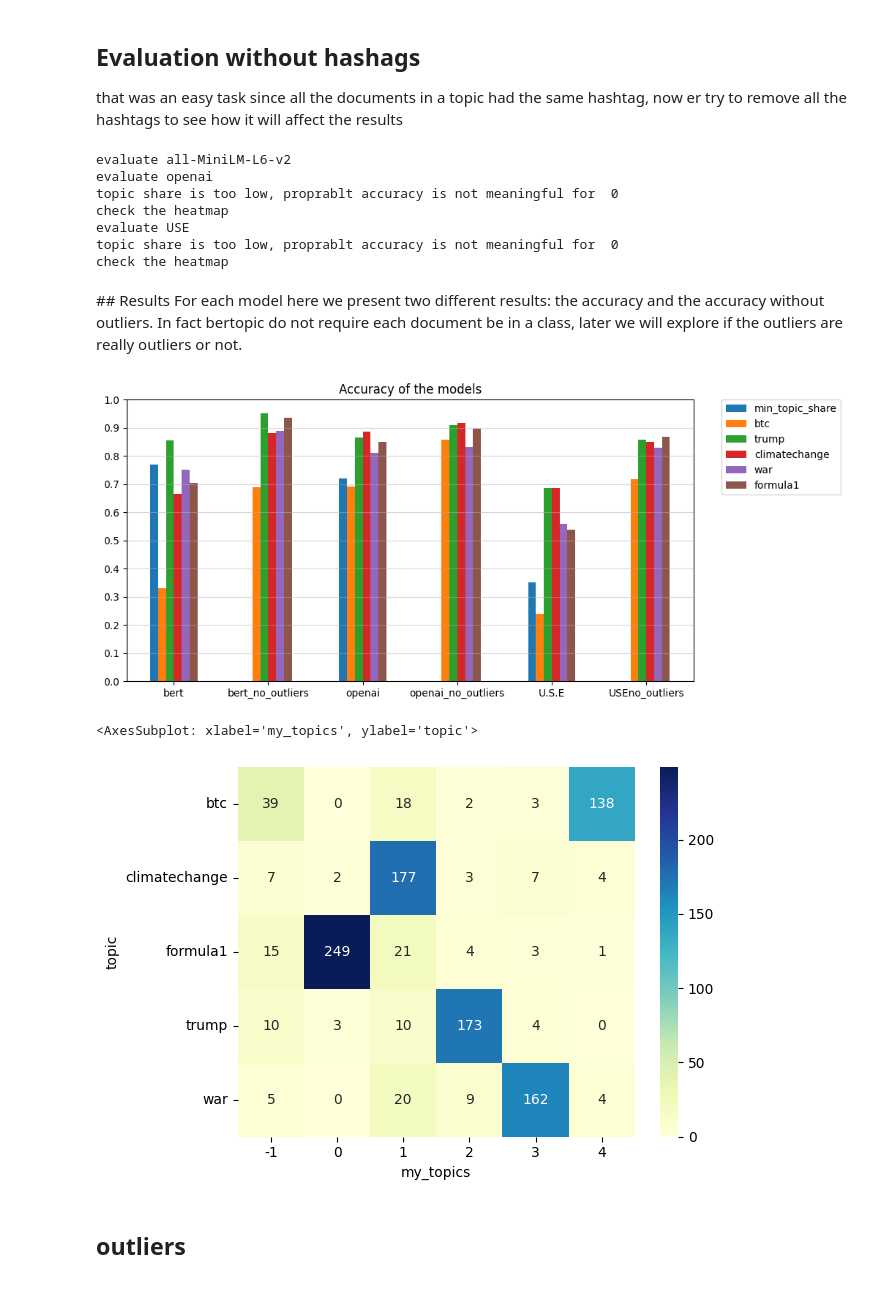
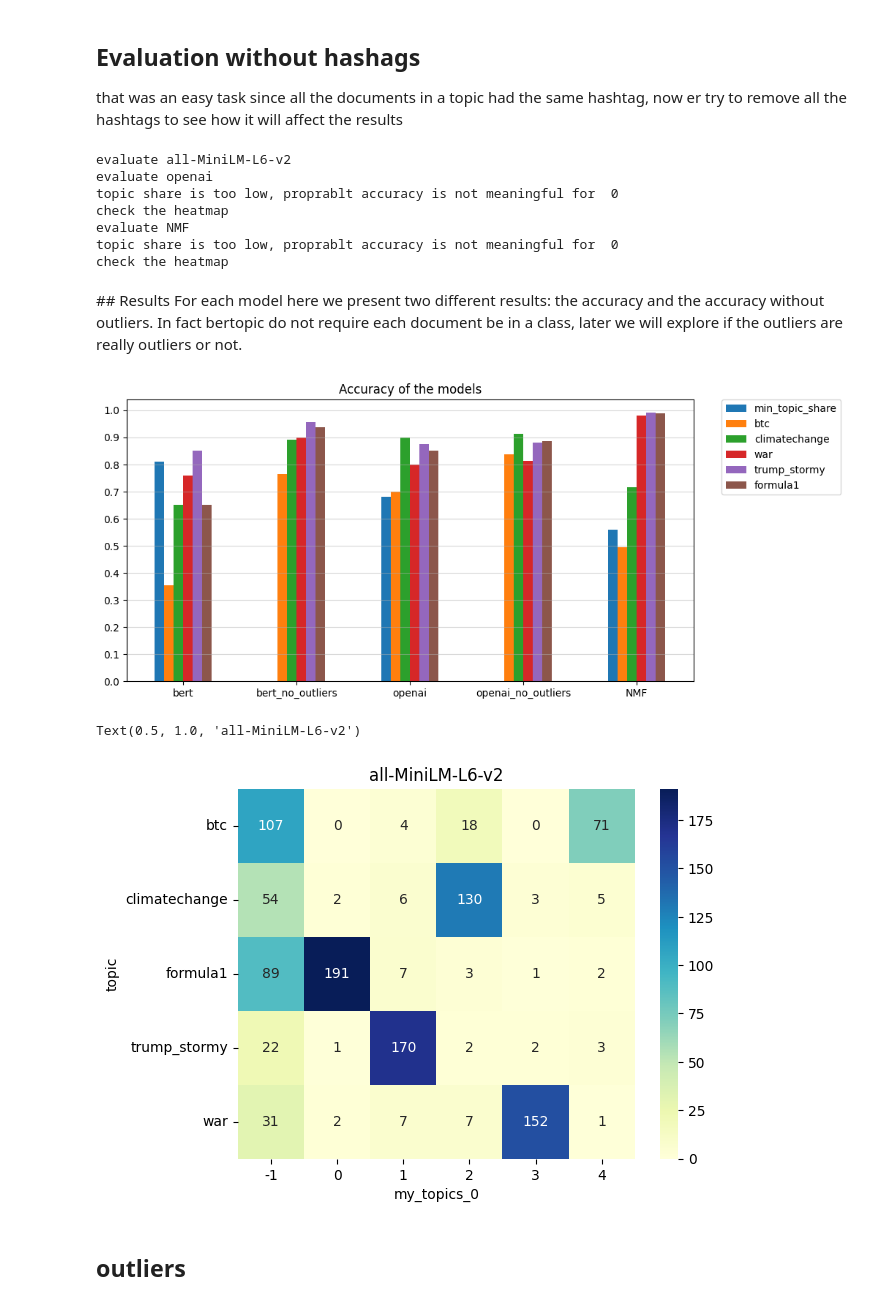
Before and after one commit to alessiogandelli/BERTopic_evaluation, a Jupyter notebook: src/notebooks/Supervised.ipynb, the cells around one changed output. Drawn from its saved outputs; the diff is of its cells as text; code cells hidden in the pictures.

```diff
--- a/src/notebooks/Supervised.ipynb
+++ b/src/notebooks/Supervised.ipynb
@@ -135,14 +99,15 @@ that was an easy task since all the documents in a topic had the same hashtag, n
 #bert = Supervised(df, 'all-MiniLM-L6-v2')
 #openai_eval = Supervised(df, 'openai')
 
-bert_no_hash = Supervised(df_no_hash, 'all-MiniLM-L6-v2')
-openai_no_hash = Supervised(df_no_hash, 'openai')
-use = Supervised(df_no_hash, "USE" )
+bert_no_hash = Supervised(df_no_hash, 'all-MiniLM-L6-v2', n_iter= 10)
+openai_no_hash = Supervised(df_no_hash, 'openai',n_iter= 10)
+nmf_no_hash = Supervised(df_no_hash, 'NMF',n_iter= 1)
+#use = Supervised(df_no_hash, "USE" ,n_iter=10)
 # %% [output]
 evaluate all-MiniLM-L6-v2
 evaluate openai
 topic share is too low, proprablt accuracy is not meaningful for  0
 check the heatmap
-evaluate USE
+evaluate NMF
 topic share is too low, proprablt accuracy is not meaningful for  0
 check the heatmap
@@ -152,20 +120,20 @@ For each model here we present two different results: the accuracy and the accur
 # %%
 import pandas as pd
 
-nohash_models = {'bert': bert_no_hash.accuracy,
-                'bert_no_outliers': bert_no_hash.accuracy_no_outliers,
+nohash_models = {'bert': bert_no_hash.accuracy[0]['accuracy'],
+                'bert_no_outliers': bert_no_hash.accuracy[0]['accuracy_no_outliers'],
 
-                'openai': openai_no_hash.accuracy,
-                'openai_no_outliers': openai_no_hash.accuracy_no_outliers,
+                'openai': openai_no_hash.accuracy[0]['accuracy'],
+                'openai_no_outliers': openai_no_hash.accuracy[0]['accuracy_no_outliers'],
 
-                'U.S.E' : use.accuracy,
-                'USEno_outliers' : use.accuracy_no_outliers }
+                'NMF' : nmf.accuracy[0]['accuracy'],
+                }
 
 compare_models(nohash_models)
 # %% [output]
-[figure, old version]
+[figure, new version]
 # %%
-openai_no_hash.visualize_heatmap()
+bert_no_hash.visualize_heatmap()
 # %% [output]
-<AxesSubplot: xlabel='my_topics', ylabel='topic'>
+Text(0.5, 1.0, 'all-MiniLM-L6-v2')
-[figure, old version]
+[figure, new version]
```
Also changed, not shown: parts of 54 cells of this notebook, 8 other files.
